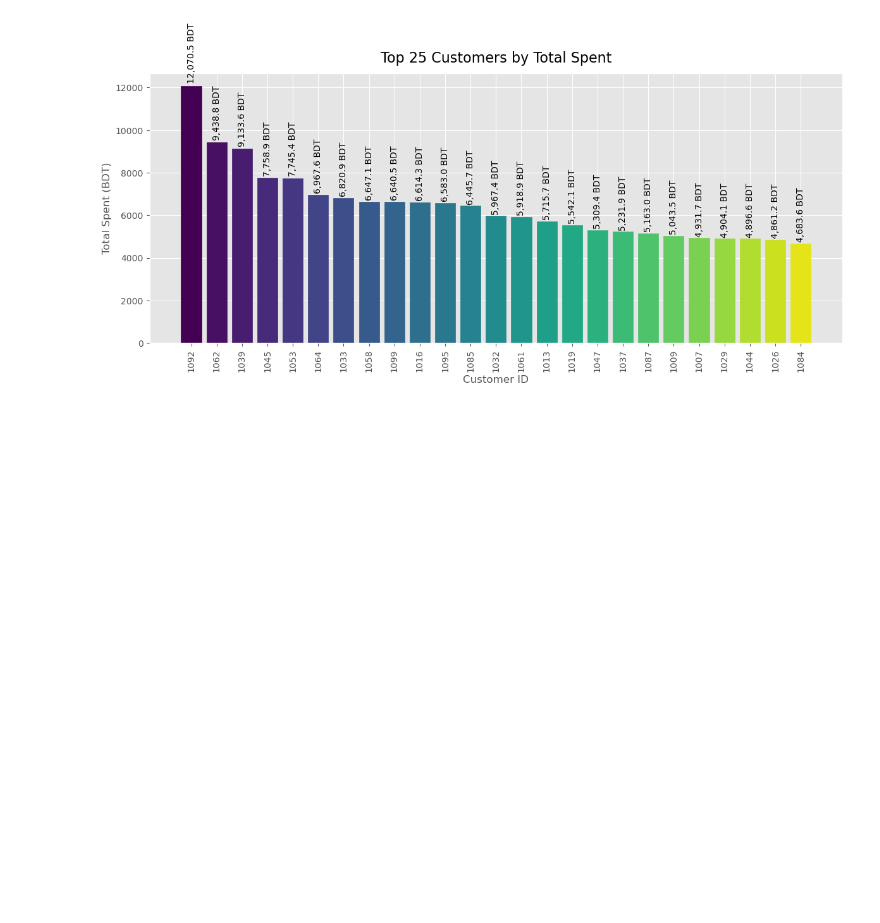
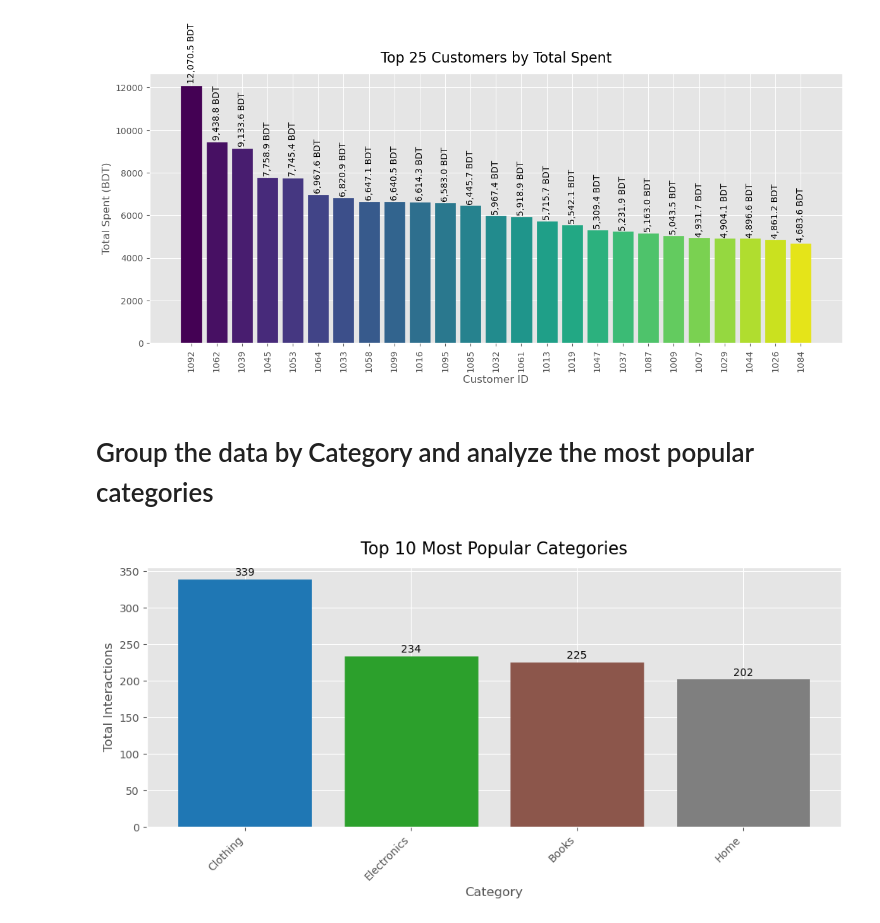
Before and after one commit to moyen-ahmed/pythone-Ml-Basic, a Jupyter notebook: data cleaning/Assignment.ipynb, the cells around one changed output. Saved outputs shown, nothing was run; the diff lists cells and outputs as text; code cells hidden in the pictures; blank space fills up the shorter version.

```diff
--- a/data cleaning/Assignment.ipynb
+++ b/data cleaning/Assignment.ipynb
@@ -224,3 +224,39 @@ plt.tight_layout()
 plt.show()
 # %% [output]
 [figure]
+# %% [markdown]
+# Group the data by Category and analyze the most popular categories
+# %%
+category_counts = (
+    ec.groupby('Category')
+      .size()
+      .reset_index(name='TotalInteractions')
+      .sort_values(by='TotalInteractions', ascending=False)
+)
+top10_cat = category_counts.head(10)
+plt.figure(figsize=(10, 5))
+plt.style.use('ggplot')
+bars = plt.bar(
+    top10_cat['Category'],
+    top10_cat['TotalInteractions']
+)
+for i, bar in enumerate(bars):
+    bar.set_color(plt.cm.tab10(i / len(bars)))
+    # annotate counts on top
+    count = bar.get_height()
+    plt.text(
+        bar.get_x() + bar.get_width() / 2,
+        count + 2,
+        f'{count}',
+        ha='center', va='bottom',
+        fontsize=10
+    )
+
+plt.title('Top 10 Most Popular Categories', fontsize=16, pad=12)
+plt.xlabel('Category', fontsize=12)
+plt.ylabel('Total Interactions', fontsize=12)
+plt.xticks(rotation=45, ha='right')
+plt.tight_layout()
+plt.show()
+# %% [output]
+[figure, added]
```
Also changed, not shown: parts of 14 cells of this notebook.
